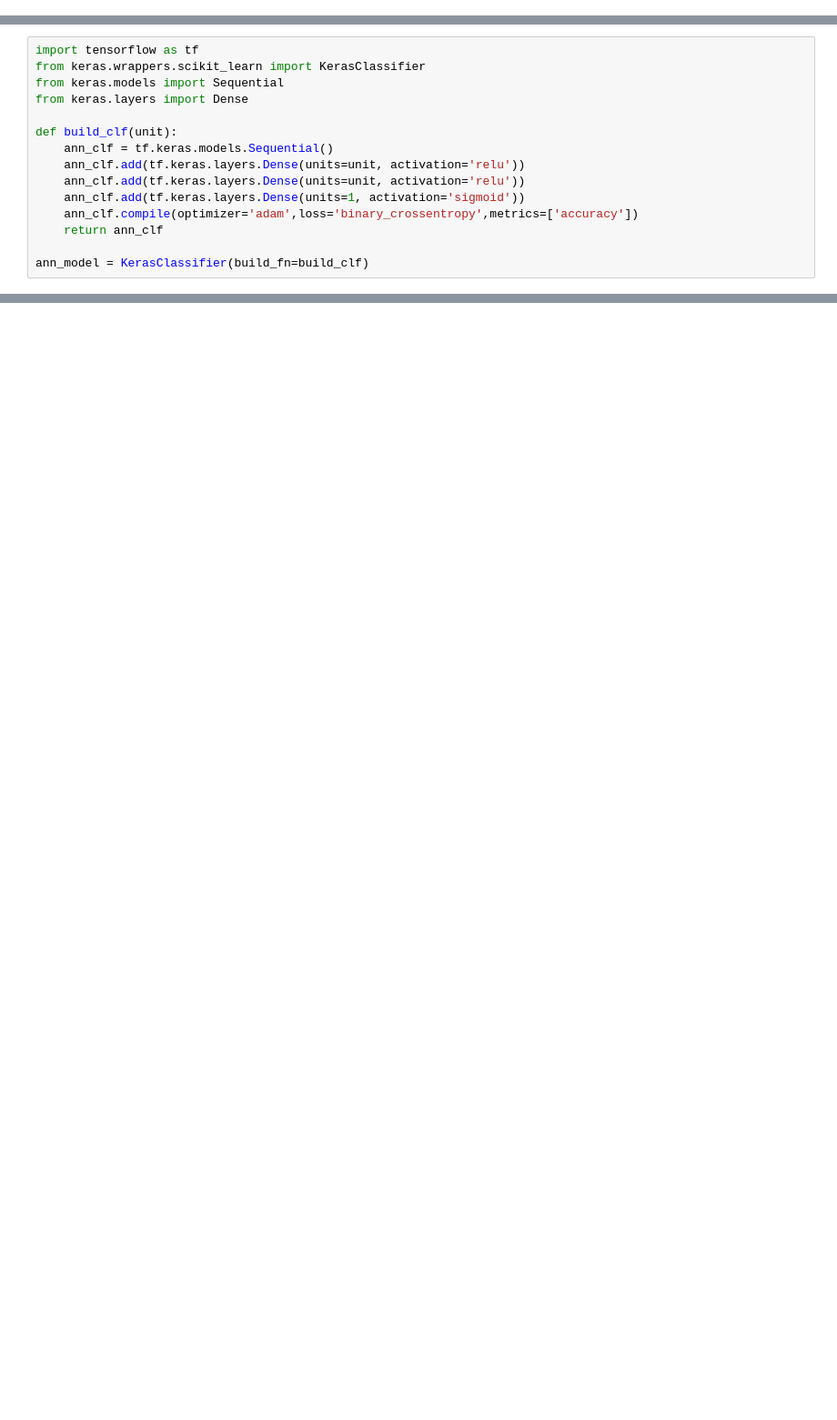
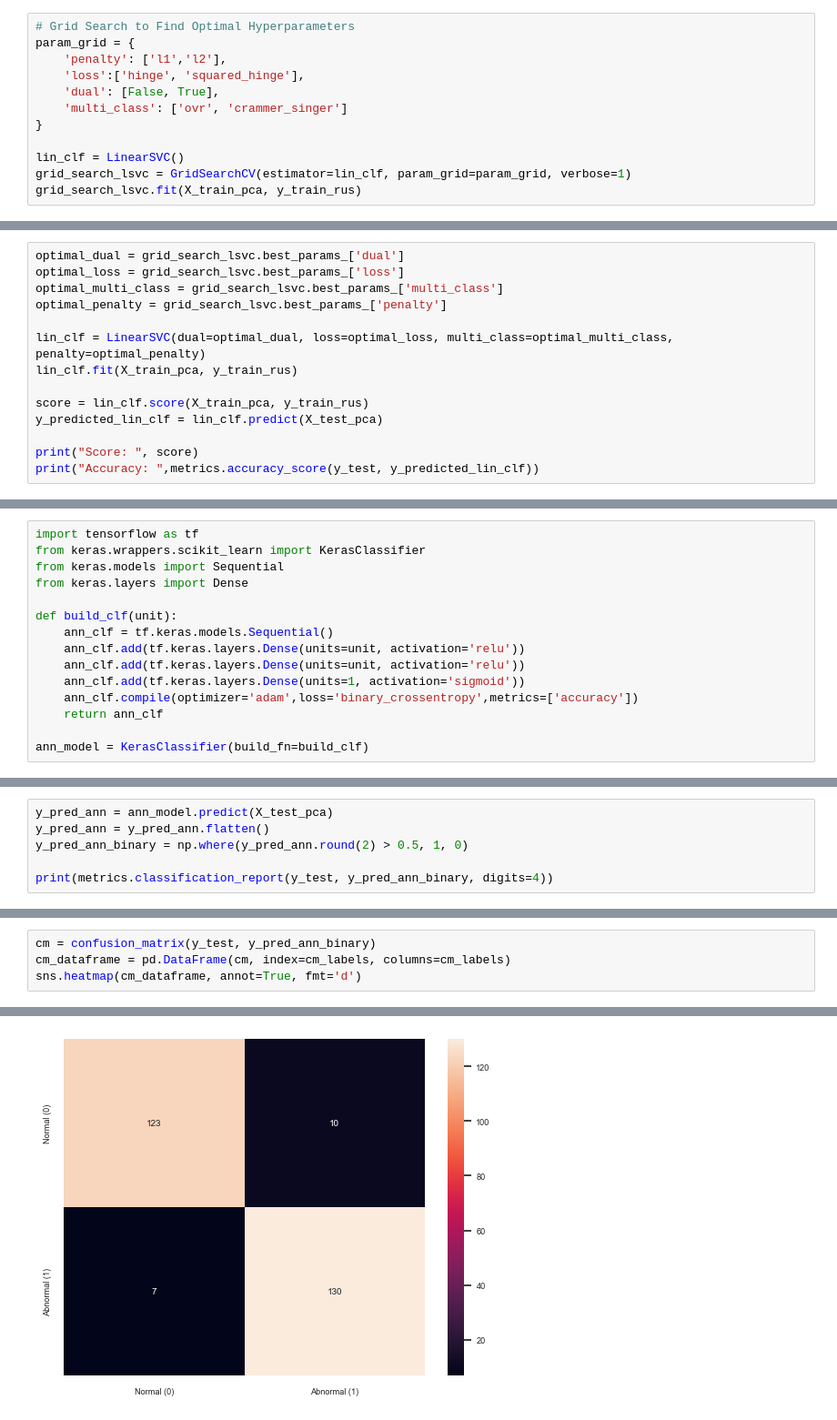
Before and after one commit to v1ctorf/ML-CA2_CCT, a Jupyter notebook: Project for CA2.ipynb, the cells around one changed output, grey strips where cells are left out. Shown at 91% size. Saved outputs shown, nothing was run; the diff lists cells and outputs as text; blank space fills up the shorter version.

Commit message:
added confusion matrix for ANN

```diff
--- a/Project for CA2.ipynb
+++ b/Project for CA2.ipynb
@@ -380,0 +340,12 @@ Accuracy:  0.9296296296296296
+# %%
+# Grid Search to Find Optimal Hyperparameters
+param_grid = {
+    'penalty': ['l1','l2'],
+    'loss':['hinge', 'squared_hinge'],
+    'dual': [False, True],
+    'multi_class': ['ovr', 'crammer_singer']
+}
+
+lin_clf = LinearSVC()
+grid_search_lsvc = GridSearchCV(estimator=lin_clf, param_grid=param_grid, verbose=1)
+grid_search_lsvc.fit(X_train_pca, y_train_rus)
@@ -380,0 +367,14 @@ Accuracy:  0.9296296296296296
+# %%
+optimal_dual = grid_search_lsvc.best_params_['dual']
+optimal_loss = grid_search_lsvc.best_params_['loss']
+optimal_multi_class = grid_search_lsvc.best_params_['multi_class']
+optimal_penalty = grid_search_lsvc.best_params_['penalty']
+
+lin_clf = LinearSVC(dual=optimal_dual, loss=optimal_loss, multi_class=optimal_multi_class, penalty=optimal_penalty)
+lin_clf.fit(X_train_pca, y_train_rus)
+
+score = lin_clf.score(X_train_pca, y_train_rus)
+y_predicted_lin_clf = lin_clf.predict(X_test_pca)
+
+print("Score: ", score)
+print("Accuracy: ",metrics.accuracy_score(y_test, y_predicted_lin_clf))
@@ -584,0 +563,6 @@ sns.heatmap(cm_dataframe, annot=True, fmt='d')
+# %%
+y_pred_ann = ann_model.predict(X_test_pca)
+y_pred_ann = y_pred_ann.flatten()
+y_pred_ann_binary = np.where(y_pred_ann.round(2) > 0.5, 1, 0)
+
+print(metrics.classification_report(y_test, y_pred_ann_binary, digits=4))
@@ -584,0 +579,5 @@ sns.heatmap(cm_dataframe, annot=True, fmt='d')
+# %%
+cm = confusion_matrix(y_test, y_pred_ann_binary)
+cm_dataframe = pd.DataFrame(cm, index=cm_labels, columns=cm_labels)
+sns.heatmap(cm_dataframe, annot=True, fmt='d')
+# %% [output]
@@ -584,0 +585 @@ sns.heatmap(cm_dataframe, annot=True, fmt='d')
+[figure, added]
```
Also changed, not shown: parts of 66 cells of this notebook.
